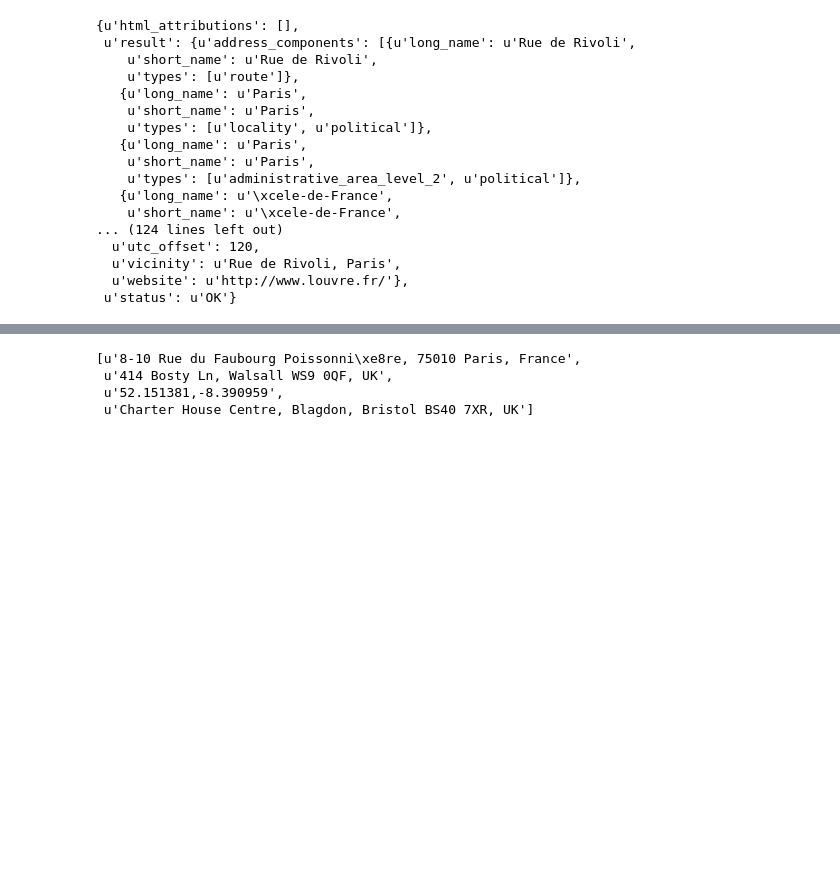
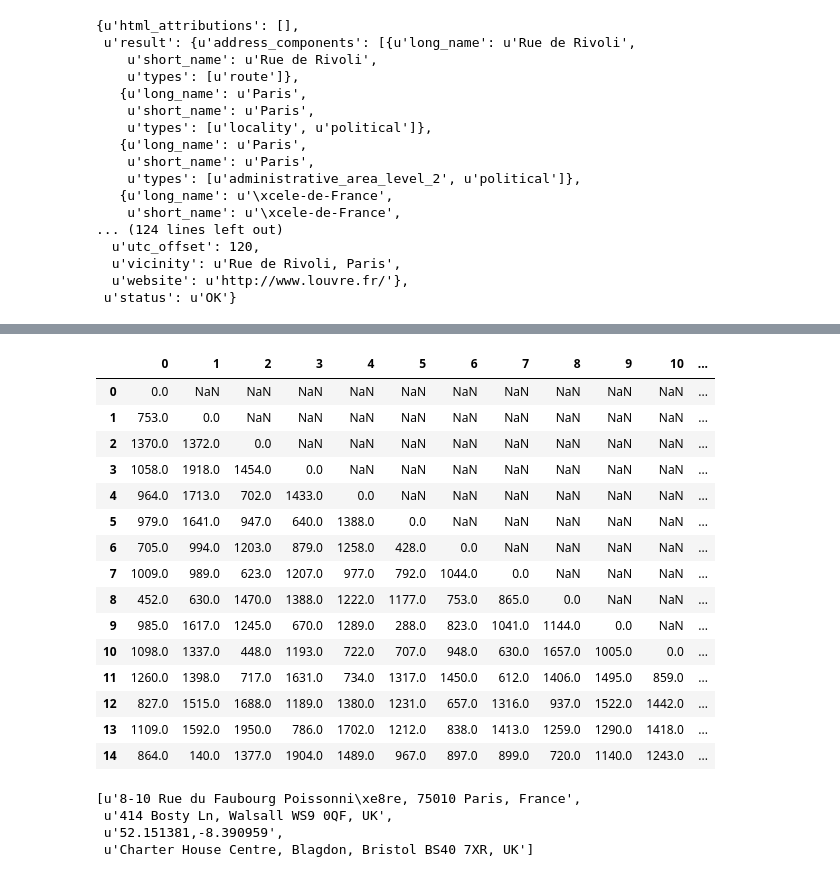
Before and after one commit to aliciawyy/tripplanner, a Jupyter notebook: pybooking/test_maps.ipynb, the cells around one changed output, grey strips where cells are left out. Cells and saved outputs as stored; diff of their text form; code cells hidden in the pictures; blank space fills up the shorter version.

Commit message:
cache the distance matrix

```diff
--- a/pybooking/test_maps.ipynb
+++ b/pybooking/test_maps.ipynb
@@ -166,0 +164,3 @@ array([[ 48.871429 ,   2.3477962],
+# %%
+df = pd.read_csv("../dist_matrix.csv", index_col=0)
+df
@@ -167,3 +183,22 @@ array([[ 48.871429 ,   2.3477962],
+# %%
+df.T
+# %% [output]
+|  | 0 | 1 | 2 | 3 | 4 | 5 | 6 | 7 | 8 | 9 | 10 | ... |
+| 0 | 0.0 | NaN | NaN | NaN | NaN | NaN | NaN | NaN | NaN | NaN | NaN | ... |
+| 1 | 753.0 | 0.0 | NaN | NaN | NaN | NaN | NaN | NaN | NaN | NaN | NaN | ... |
+| 2 | 1370.0 | 1372.0 | 0.0 | NaN | NaN | NaN | NaN | NaN | NaN | NaN | NaN | ... |
+| 3 | 1058.0 | 1918.0 | 1454.0 | 0.0 | NaN | NaN | NaN | NaN | NaN | NaN | NaN | ... |
+| 4 | 964.0 | 1713.0 | 702.0 | 1433.0 | 0.0 | NaN | NaN | NaN | NaN | NaN | NaN | ... |
+| 5 | 979.0 | 1641.0 | 947.0 | 640.0 | 1388.0 | 0.0 | NaN | NaN | NaN | NaN | NaN | ... |
+| 6 | 705.0 | 994.0 | 1203.0 | 879.0 | 1258.0 | 428.0 | 0.0 | NaN | NaN | NaN | NaN | ... |
+| 7 | 1009.0 | 989.0 | 623.0 | 1207.0 | 977.0 | 792.0 | 1044.0 | 0.0 | NaN | NaN | NaN | ... |
+| 8 | 452.0 | 630.0 | 1470.0 | 1388.0 | 1222.0 | 1177.0 | 753.0 | 865.0 | 0.0 | NaN | NaN | ... |
+| 9 | 985.0 | 1617.0 | 1245.0 | 670.0 | 1289.0 | 288.0 | 823.0 | 1041.0 | 1144.0 | 0.0 | NaN | ... |
+| 10 | 1098.0 | 1337.0 | 448.0 | 1193.0 | 722.0 | 707.0 | 948.0 | 630.0 | 1657.0 | 1005.0 | 0.0 | ... |
+| 11 | 1260.0 | 1398.0 | 717.0 | 1631.0 | 734.0 | 1317.0 | 1450.0 | 612.0 | 1406.0 | 1495.0 | 859.0 | ... |
+| 12 | 827.0 | 1515.0 | 1688.0 | 1189.0 | 1380.0 | 1231.0 | 657.0 | 1316.0 | 937.0 | 1522.0 | 1442.0 | ... |
+| 13 | 1109.0 | 1592.0 | 1950.0 | 786.0 | 1702.0 | 1212.0 | 838.0 | 1413.0 | 1259.0 | 1290.0 | 1418.0 | ... |
+| 14 | 864.0 | 140.0 | 1377.0 | 1904.0 | 1489.0 | 967.0 | 897.0 | 899.0 | 720.0 | 1140.0 | 1243.0 | ... |
 # %%
 dist_client = googlemaps.Client(APIKeys.distance)
 # %%
```
Also changed, not shown: parts of 4 cells of this notebook, 3 other files.
